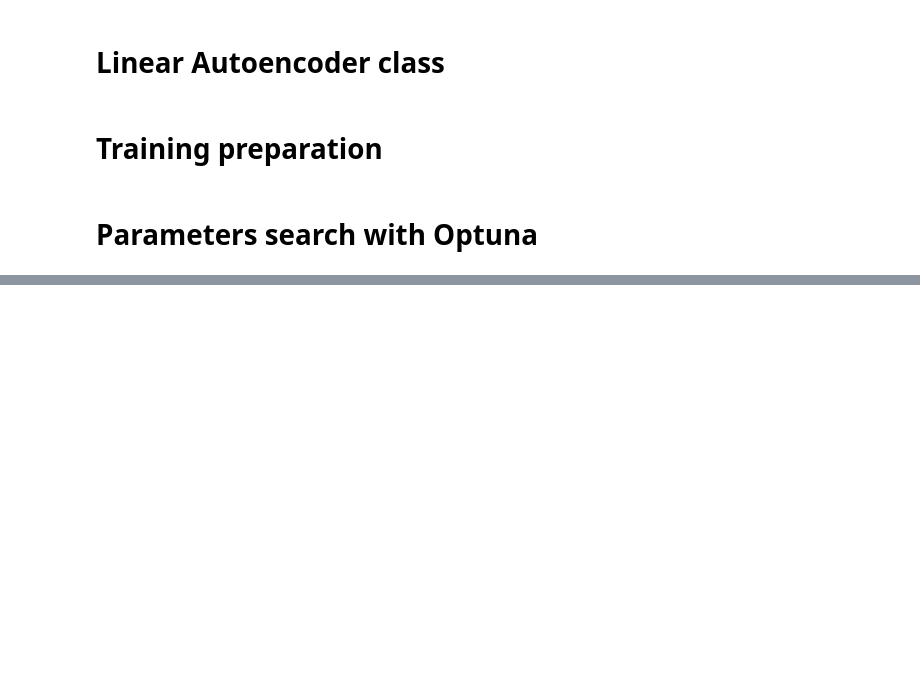
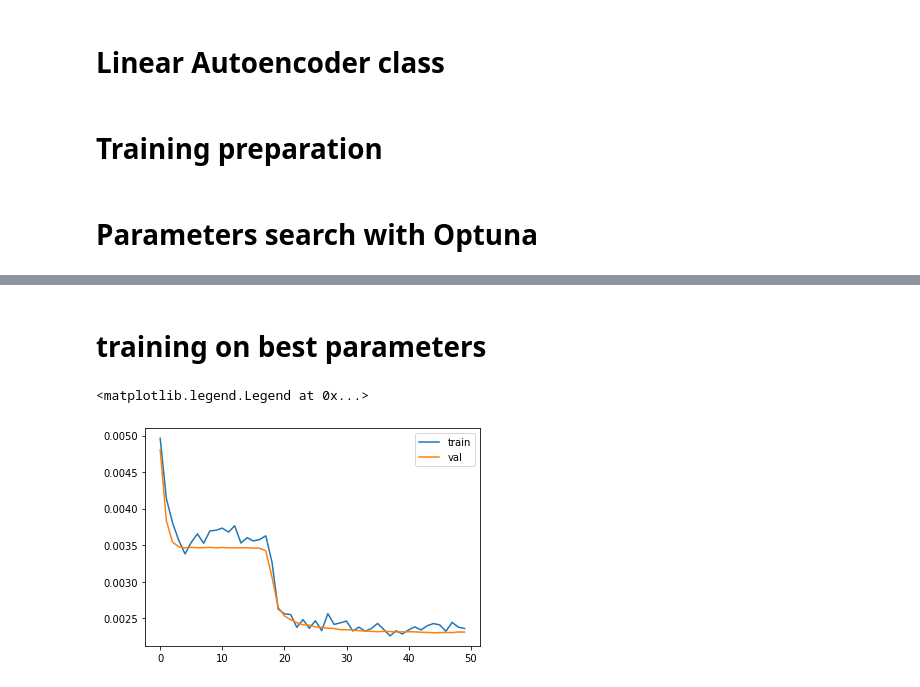
Before and after one commit to donaldssh/3DAR_project_descriptors, a Jupyter notebook: Surf_Autoencoder_3Ddesc.ipynb, the cells around one changed output, grey strips where cells are left out. Cells and saved outputs as stored; diff of their text form; code cells hidden in the pictures; blank space fills up the shorter version.

```diff
--- a/Surf_Autoencoder_3Ddesc.ipynb
+++ b/Surf_Autoencoder_3Ddesc.ipynb
@@ -263,9 +287,11 @@ class SurfDataset(Dataset):
 composed_transform = transforms.Compose([Surf3DReshape(), NpToTensor()])
 
 train_dataset = SurfDataset(train_set, transform=composed_transform)
-val_dataset = SurfDataset(test_set, transform=composed_transform)
+test_dataset = SurfDataset(test_set, transform=composed_transform)
 
 print(np.shape(train_dataset.__getitem__(100)))
+
+train_dataset, val_dataset = random_split(train_dataset, [int(0.8*len(train_dataset)), len(train_dataset)-int(0.8*len(train_dataset))])
 # %% [output]
 torch.Size([8, 4, 4])
 # %% [markdown]
@@ -579,3 +609,22 @@ def objective(trial):
 
 
     return final_val_loss
+# %%
+
+#use reduced datasets for speed
+rtrain_size = 10000
+rval_size = 1000
+train_dataset_reduced, _ = random_split(train_dataset, [rtrain_size, len(train_dataset)-rtrain_size])
+val_dataset_reduced, _ = random_split(val_dataset, [rval_size, len(val_dataset)-rval_size])
+
+
+study = optuna.create_study(direction='minimize',
+                            pruner=optuna.pruners.MedianPruner(
+                                n_startup_trials=5, n_warmup_steps=5, interval_steps=1))
+study.optimize(objective, n_trials=50)
+
+trial = study.best_trial
+best_params = trial.params
+
+print('val Loss: {}'.format(trial.value))
+print(f"Best hyperparameters: {best_params}")
@@ -582 +637,3 @@ def objective(trial):
+# %% [markdown]
+# training on best parameters
 # %%
@@ -688,0 +737,7 @@ print(f"Best hyperparameters: {best_params}")
+# %%
+plt.plot(train_loss_record, label='train')
+plt.plot(val_loss_record, label='val')
+plt.legend()
+# %% [output]
+<matplotlib.legend.Legend at 0x...>
+[figure, added]
```
Also changed, not shown: parts of 16 cells of this notebook.
